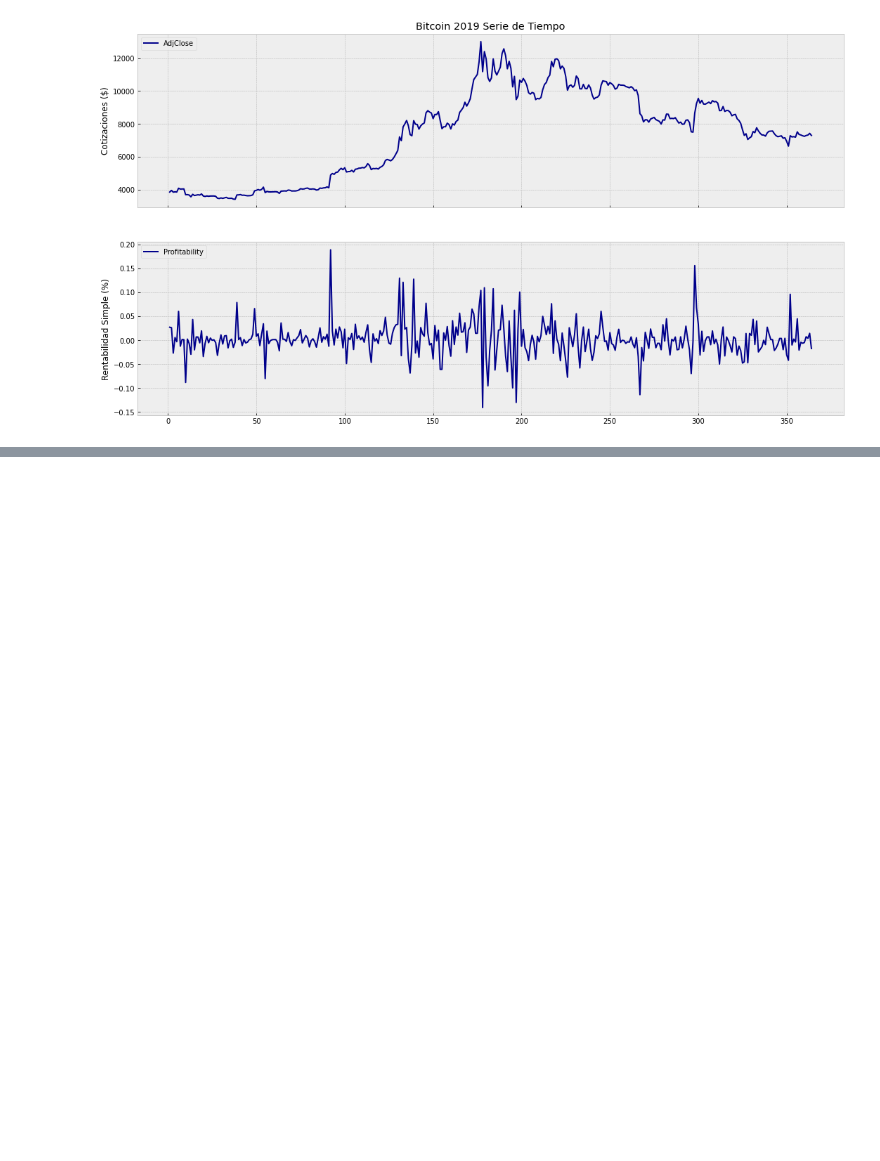
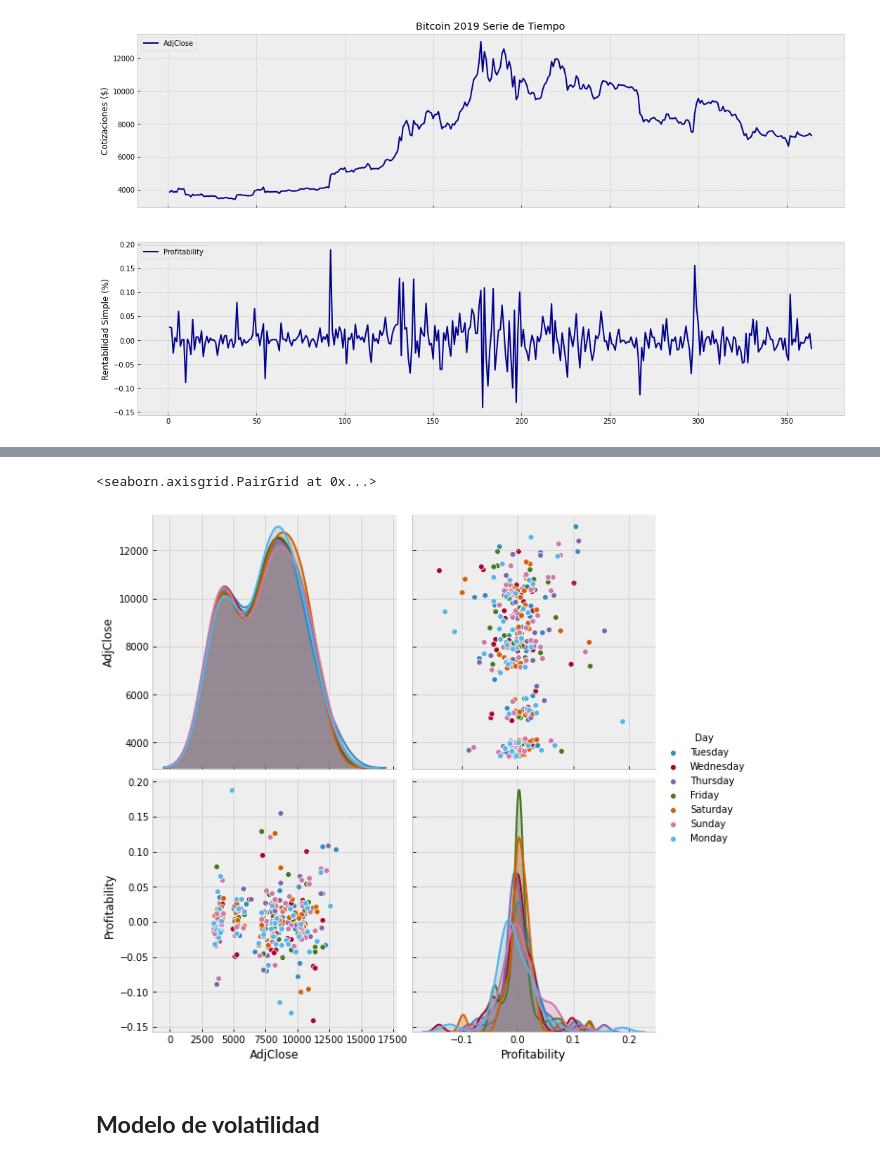
Before and after one commit to cristiandarioortegayubro/Ciencia-de-Datos-en-Ciencias-Economicas-con-Python, a Jupyter notebook: Python_Bitcoin.ipynb, the cells around one changed output, grey strips where cells are left out. Cells and saved outputs as stored; diff of their text form; code cells hidden in the pictures; blank space fills up the shorter version.

```diff
--- a/Python_Bitcoin.ipynb
+++ b/Python_Bitcoin.ipynb
@@ -141,0 +156,7 @@ ax[1].legend(loc='upper left')
+# %%
+sb.pairplot(df.dropna(), hue='Day', height=4, vars=["AdjClose","Profitability"], kind='scatter')
+# %% [output]
+<seaborn.axisgrid.PairGrid at 0x...>
+[figure, added]
+# %% [markdown]
+## **Modelo de volatilidad**
```
Also changed, not shown: parts of 17 cells of this notebook.
